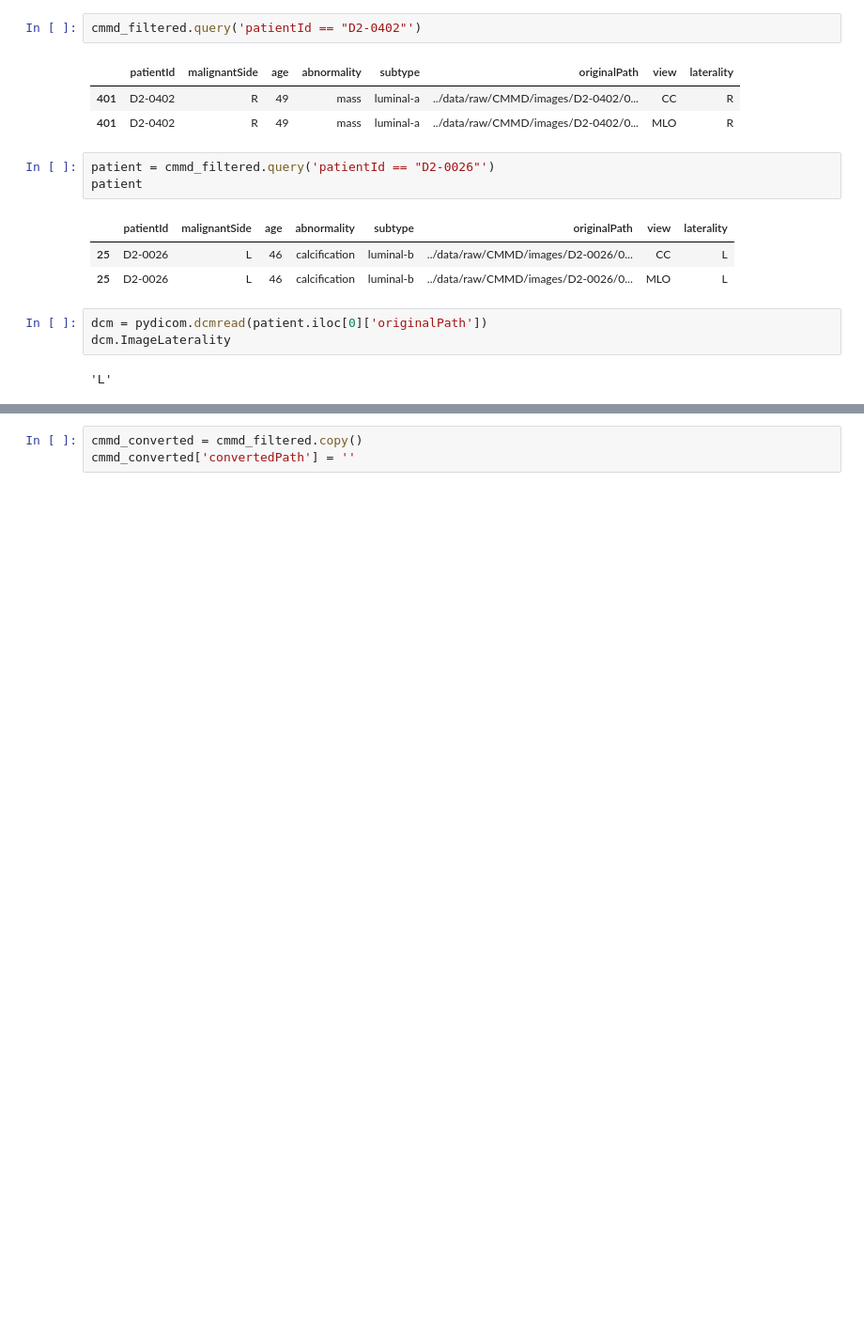
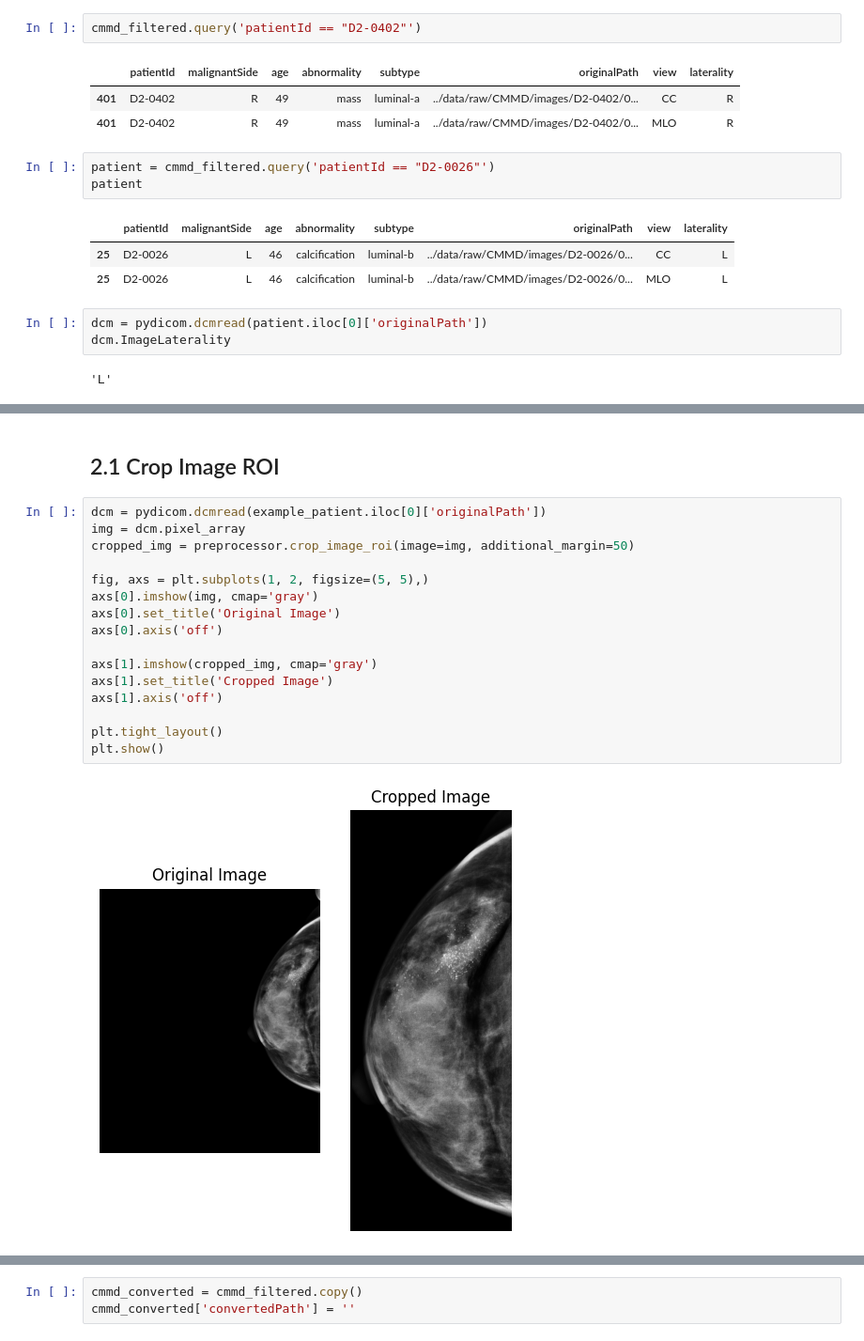
Before and after one commit to dacxjo/TFG, a Jupyter notebook: notebooks/[2]-Preprocessing.ipynb, the cells around one changed output, grey strips where cells are left out. Shown: that part at 94% size. Saved outputs shown, nothing was run; the diff lists cells and outputs as text; blank space fills up the shorter version.

```diff
--- a/notebooks/[2]-Preprocessing.ipynb
+++ b/notebooks/[2]-Preprocessing.ipynb
@@ -174,0 +235,20 @@ plt.show()
+# %% [markdown]
+## 2.1 Crop Image ROI
+# %%
+dcm = pydicom.dcmread(example_patient.iloc[0]['originalPath'])
+img = dcm.pixel_array
+cropped_img = preprocessor.crop_image_roi(image=img, additional_margin=50)
+
+fig, axs = plt.subplots(1, 2, figsize=(5, 5),)
+axs[0].imshow(img, cmap='gray')
+axs[0].set_title('Original Image')
+axs[0].axis('off')
+
+axs[1].imshow(cropped_img, cmap='gray')
+axs[1].set_title('Cropped Image')
+axs[1].axis('off')
+
+plt.tight_layout()
+plt.show()
+# %% [output]
+[figure, added]
```
Also changed, not shown: parts of 20 cells of this notebook, 5 other files.
